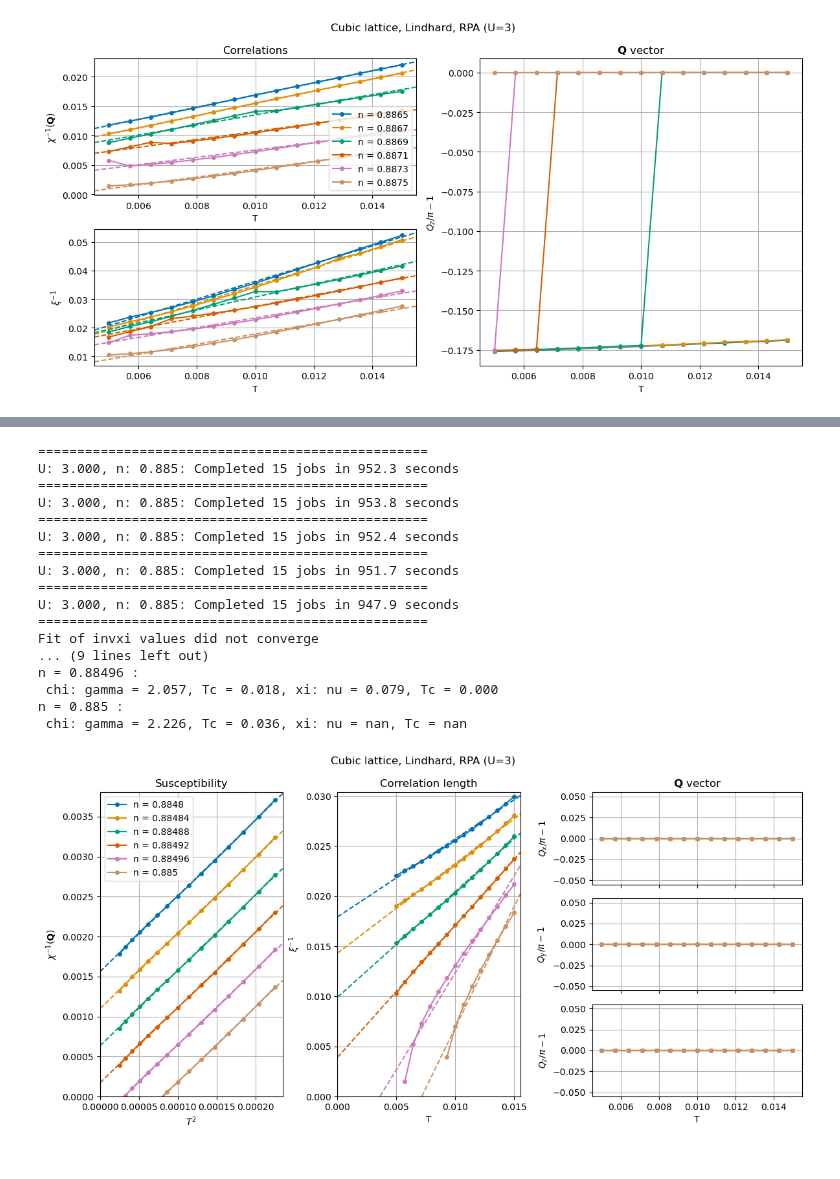
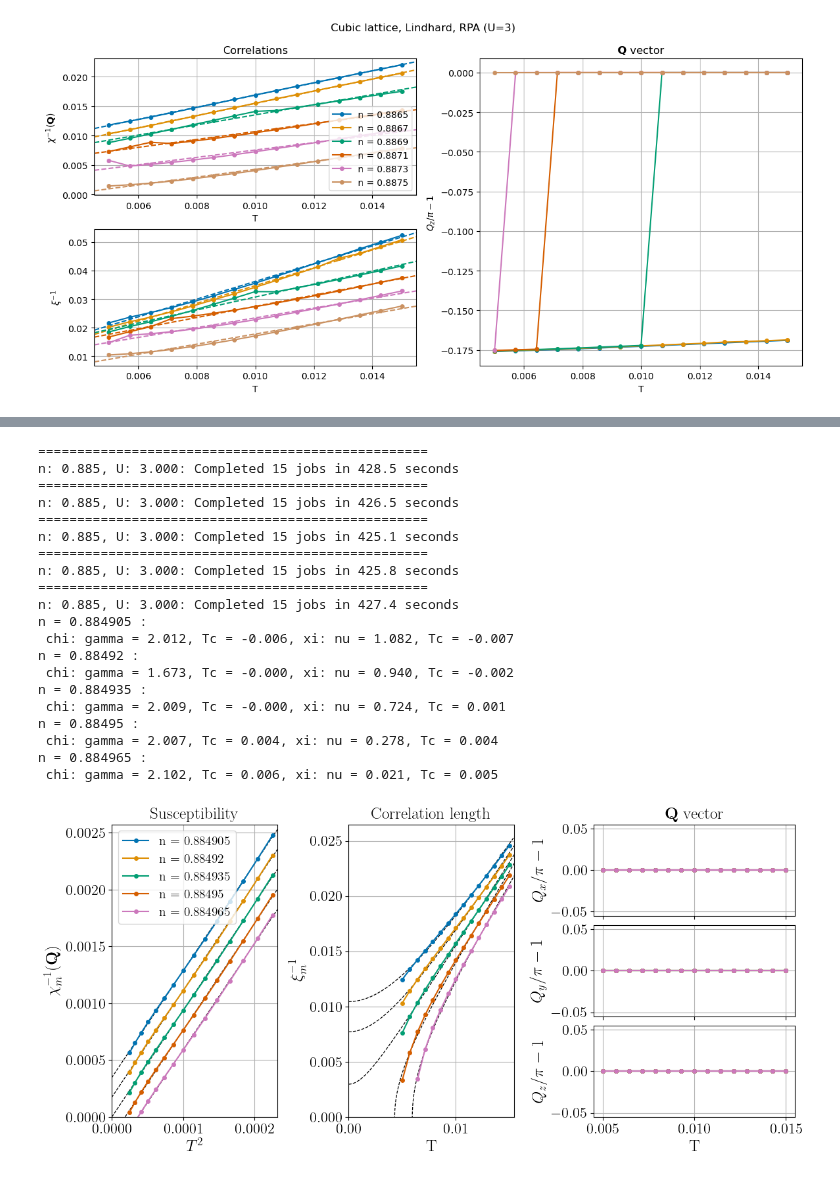
Before and after one commit to cctort/quantum_criticality, a Jupyter notebook: chi_rpa.ipynb, the cells around one changed output, grey strips where cells are left out. Cells and saved outputs as stored; diff of their text form; code cells hidden in the pictures.

```diff
--- a/chi_rpa.ipynb
+++ b/chi_rpa.ipynb
@@ -797,0 +1360,30 @@ n = 0.85 :
+# %%
+U = 3
+n_list = np.linspace(0.846, 0.85, 5)
+T_list = np.linspace(0.005, 0.015, 15)
+
+lat = LATTICE(tp=0.1)
+initialize_bz(lat, nk=200, refine=True, refine_ratio=2)
+
+results_list = []
+for n in n_list:
+    par_list = [{'U': U, 'n': n, 'T': T} for T in T_list]
+    results_list.append(sweep_rpa(par_list, lat, q_path=([1,1,0.7],[1,1,1]), method='local', get_xi=True, fit=True, fit_grid_pts=False, workers=5))
+
+x_exp = (1,1)
+fig = None
+for results in results_list:
+    n = results['par_list'][0]['n']
+    Tc_chi = results['fitchi']['Xc']
+    gamma = results['fitchi']['b']
+    Tc_xi = results['fitxi']['Xc']
+    nu = results['fitxi']['b']
+    print(f"n = {n} :\n chi: gamma = {gamma:.3f}, Tc = {Tc_chi:.3f}, xi: nu = {nu:.3f}, Tc = {Tc_xi:.3f}")
+    fig, fit = pcut_chi(results, 'T', plot_Q=(1,1,1), x_exp=x_exp, fit=True, label=f'n = {n:.6g}', figure=fig)
+
+    _, axs = fig
+    for i, ax in enumerate(axs[:2]):
+        ax.set_xlim(0, (T_list[-1])**x_exp[i]*1.03)
+        ax.set_ylim(bottom=0)
+
+plt.show()
@@ -798,50 +1412,52 @@ n = 0.85 :
 # %%
 U = 3
-n_list = np.linspace(0.8848, 0.885, 6)
+n_list = np.linspace(0.884905, 0.884965, 5)
 T_list = np.linspace(0.005, 0.015, 15)
-title = f'Cubic lattice, Lindhard, RPA (U={U})'
 
 lat = LATTICE(tp=0.2)
-initialize_bz(lat, nk=200, refine=True, ibz=True, refine_ratio=2)
+initialize_bz(lat, nk=200, refine=True, refine_ratio=2)
 
-niw = 256
 results_list = []
 for n in n_list:
     par_list = [{'U': U, 'n': n, 'T': T} for T in T_list]
-    results_list.append(sweep_rpa(par_list, lat, niw=niw, get_xi=True, fit=True, workers=5))
+    results_list.append(sweep_rpa(par_list, lat, q_path=([1,1,0.98],[1,1,1]), method='local', get_xi=True, fit=True, fit_grid_pts=False, workers=5))
 
+x_exp = (2,1)
 fig = None
 for results in results_list:
     n = results['par_list'][0]['n']
     Tc_chi = results['fitchi']['Xc']
     gamma = results['fitchi']['b']
     Tc_xi = results['fitxi']['Xc']
     nu = results['fitxi']['b']
     print(f"n = {n} :\n chi: gamma = {gamma:.3f}, Tc = {Tc_chi:.3f}, xi: nu = {nu:.3f}, Tc = {Tc_xi:.3f}")
-    fig, fit = pcut_chi(results, 'T', plot_Q=(1,1,1), x_exp=(2,1), fit=True, title=title, label=f'n = {n:.5g}', figure=fig)
+    fig, fit = pcut_chi(results, 'T', plot_Q=(1,1,1), x_exp=x_exp, fit=True, label=f'n = {n:.6g}', figure=fig)
 
     _, axs = fig
-    for ax in axs[:2]:
-        ax.set_xlim(left=0)
+    for i, ax in enumerate(axs[:2]):
+        ax.set_xlim(0, (T_list[-1])**x_exp[i]*1.03)
         ax.set_ylim(bottom=0)
 
 plt.show()
 # %% [output]
 ==================================================
-U: 3.000, n: 0.885: Completed 15 jobs in 952.3 seconds
+n: 0.885, U: 3.000: Completed 15 jobs in 428.5 seconds
 ==================================================
-U: 3.000, n: 0.885: Completed 15 jobs in 953.8 seconds
+n: 0.885, U: 3.000: Completed 15 jobs in 426.5 seconds
 ==================================================
-U: 3.000, n: 0.885: Completed 15 jobs in 952.4 seconds
+n: 0.885, U: 3.000: Completed 15 jobs in 425.1 seconds
 ==================================================
-U: 3.000, n: 0.885: Completed 15 jobs in 951.7 seconds
+n: 0.885, U: 3.000: Completed 15 jobs in 425.8 seconds
 ==================================================
-U: 3.000, n: 0.885: Completed 15 jobs in 947.9 seconds
-==================================================
-Fit of invxi values did not converge
-... (9 lines left out)
-n = 0.88496 :
- chi: gamma = 2.057, Tc = 0.018, xi: nu = 0.079, Tc = 0.000
-n = 0.885 :
- chi: gamma = 2.226, Tc = 0.036, xi: nu = nan, Tc = nan
+n: 0.885, U: 3.000: Completed 15 jobs in 427.4 seconds
+n = 0.884905 :
+ chi: gamma = 2.012, Tc = -0.006, xi: nu = 1.082, Tc = -0.007
+n = 0.88492 :
+ chi: gamma = 1.673, Tc = -0.000, xi: nu = 0.940, Tc = -0.002
+n = 0.884935 :
+ chi: gamma = 2.009, Tc = -0.000, xi: nu = 0.724, Tc = 0.001
+n = 0.88495 :
+ chi: gamma = 2.007, Tc = 0.004, xi: nu = 0.278, Tc = 0.004
+n = 0.884965 :
+ chi: gamma = 2.102, Tc = 0.006, xi: nu = 0.021, Tc = 0.005
-[figure, old version]
+[figure, new version]
```
Also changed, not shown: parts of 31 cells of this notebook, 7 other files.
